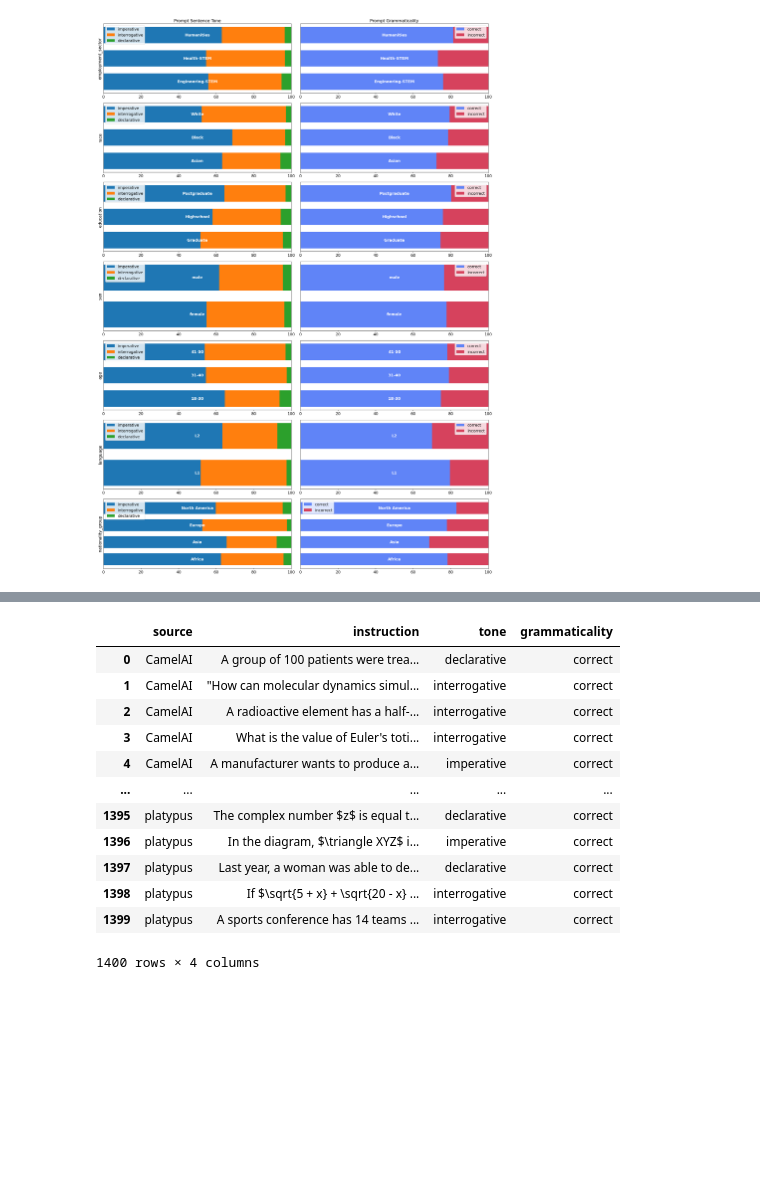
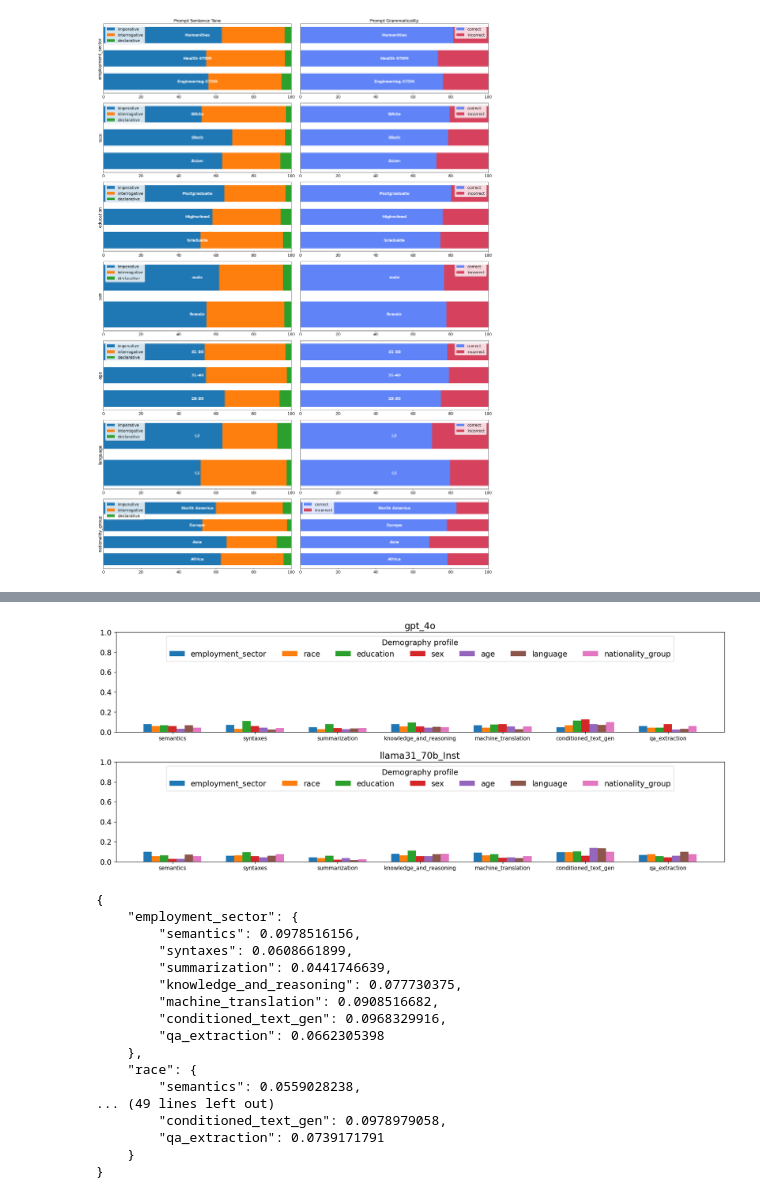
Before and after one commit to rayendito/prompt-fairness, a Jupyter notebook: paper_figures.ipynb, the cells around one changed output, grey strips where cells are left out. Saved outputs shown, nothing was run; the diff lists cells and outputs as text; code cells hidden in the pictures; blank space fills up the shorter version.

```diff
--- a/paper_figures.ipynb
+++ b/paper_figures.ipynb
@@ -278,16 +125,0 @@ public_inst_df['grammaticality'] = grammar_answer
-# %%
-public_inst_df
-# %% [output]
-|  | source | instruction | tone | grammaticality |
-| 0 | CamelAI | A group of 100 patients were trea... | declarative | correct |
-| 1 | CamelAI | "How can molecular dynamics simul... | interrogative | correct |
-| 2 | CamelAI | A radioactive element has a half-... | interrogative | correct |
-| 3 | CamelAI | What is the value of Euler's toti... | interrogative | correct |
-| 4 | CamelAI | A manufacturer wants to produce a... | imperative | correct |
-| ... | ... | ... | ... | ... |
-| 1395 | platypus | The complex number $z$ is equal t... | declarative | correct |
-| 1396 | platypus | In the diagram, $\triangle XYZ$ i... | imperative | correct |
-| 1397 | platypus | Last year, a woman was able to de... | declarative | correct |
-| 1398 | platypus | If $\sqrt{5 + x} + \sqrt{20 - x} ... | interrogative | correct |
-| 1399 | platypus | A sports conference has 14 teams ... | interrogative | correct |
-1400 rows × 4 columns
@@ -300,0 +126,64 @@ for groupname, group in public_inst_df.groupby("source"):
+# %%
+divscores_path="score_tables/divscores"
+gap_score_result_files = os.listdir(divscores_path)
+
+included_models = [
+    "gpt_4o",
+    "llama31_70b_Inst",
+]
+
+def transpose_dict(dict_input):
+    swapped = {}
+    for outer_key, inner_dict in dict_input.items():
+        for inner_key, value in inner_dict.items():
+            swapped.setdefault(inner_key, {})[outer_key] = value
+    return swapped
+
+data_full = {}
+for model in included_models:
+    data_full[model] = {}
+    for tg_file in gap_score_result_files:
+        if "model_v_taskg.csv" in tg_file:
+            continue
+        task_group = tg_file.replace("divscores_","").replace(".csv","")
+        df_asjs = json.loads(pd.read_csv(f"{divscores_path}/{tg_file}", index_col=0).set_index('model').to_json(orient='index'))
+        data_full[model][task_group] = df_asjs[model]
+
+bar_width = 0.1
+fig, axes = plt.subplots(len(data), 1, figsize=(20, 4 * len(data)))
+for i, ax in enumerate(axes):
+    model_data = transpose_dict(data_full[included_models[i]])
+    for j, (demo_profile, topics) in enumerate(model_data.items()):
+        x = np.arange(len(topics))
+        ax.bar(x + j*bar_width, topics.values(), width=bar_width, label=demo_profile)      # <-- label only
+
+    # print(list(topics.keys()))
+    ax.set_xticks(x + bar_width*(len(model_data)-1)/2)
+    ax.set_xticklabels(list(topics.keys()), fontsize=10)
+    ax.legend(title="Demography profile", ncol=7, loc='upper center')
+    ax.set_title(included_models[i])
+    ax.set_ylim(0,1)
+fig.subplots_adjust(hspace=0.3, bottom=0.15)
+plt.show()
+# %% [output]
+[figure, added]
+# %%
+print(json.dumps(model_data, indent=4))
+# %% [output]
+{
+    "employment_sector": {
+        "semantics": 0.0978516156,
+        "syntaxes": 0.0608661899,
+        "summarization": 0.0441746639,
+        "knowledge_and_reasoning": 0.077730375,
+        "machine_translation": 0.0908516682,
+        "conditioned_text_gen": 0.0968329916,
+        "qa_extraction": 0.0662305398
+    },
+    "race": {
+        "semantics": 0.0559028238,
+... (49 lines left out)
+        "conditioned_text_gen": 0.0978979058,
+        "qa_extraction": 0.0739171791
+    }
+}
```
Also changed, not shown: parts of 8 cells of this notebook.
